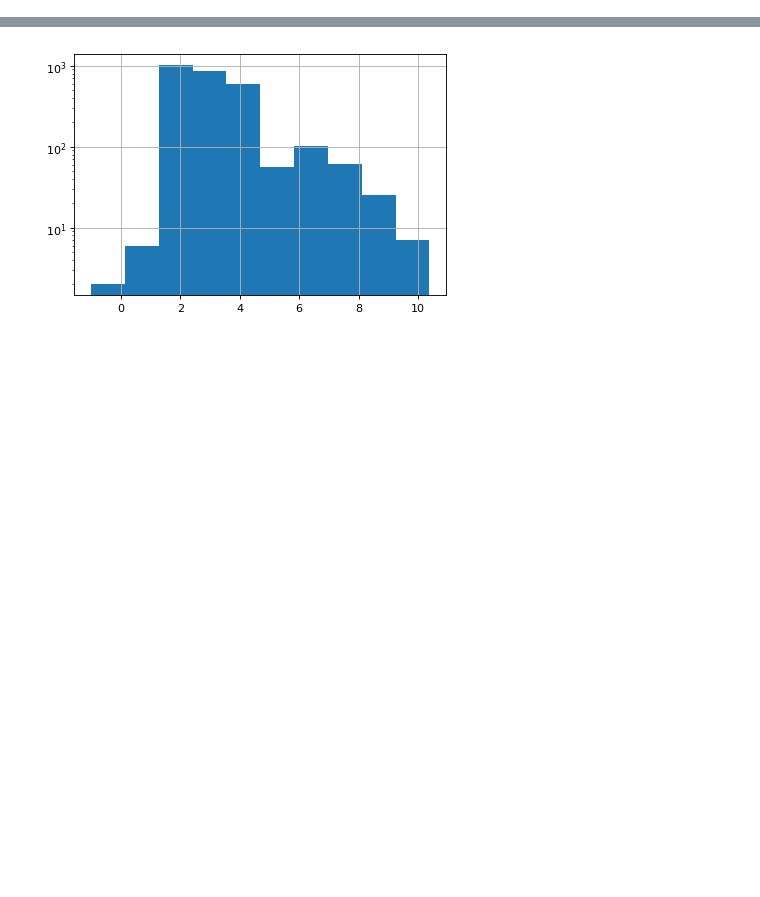
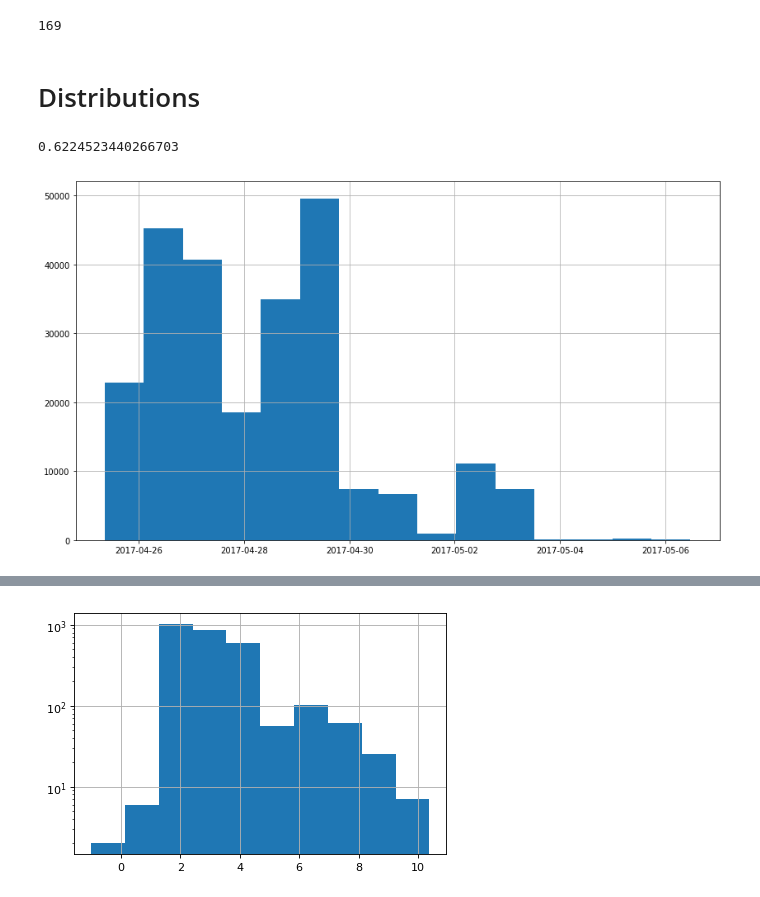
Before and after one commit to vrabelmichal/euso-patt-reco-notebooks, a Jupyter notebook: notebooks/ver3_bg_values_distribution.ipynb, the cells around one changed output, grey strips where cells are left out. Saved outputs shown, nothing was run; the diff lists cells and outputs as text; code cells hidden in the pictures; blank space fills up the shorter version.

Commit message:
bg values distributions notebook

```diff
--- a/notebooks/ver3_bg_values_distribution.ipynb
+++ b/notebooks/ver3_bg_values_distribution.ipynb
@@ -171,0 +206,22 @@ flight_data_df
+# %%
+i = 0
+# for n,g in flight_data_df.groupby('source_file_acquisition_full'):
+#     print(n, g['global_gtu'].min())
+#     j=0
+#     for t,r in g.iterrows():
+#         print(t, r.event_id, r.global_gtu)
+#         j+=1
+#         if j > 5: break
+#     i += 1
+#     if i > 5:
+#          break
+
+flight_data_df.iloc[0]['global_gtu']
+# %% [output]
+169
+# %% [markdown]
+# Distributions
+# %%
+len(flight_data_df[flight_data_df.bg_size >= 36])/len(flight_data_df) # [flight_data_df.bg_size >= 36]
+# %% [output]
+0.6224523440266703
@@ -171,0 +230,5 @@ flight_data_df
+# %%
+flight_data_df.gtu_datetime_min.hist(bins=15,figsize=(14,8))
+plt.show()
+# %% [output]
+[figure, added]
```
Also changed, not shown: parts of 63 cells of this notebook.
